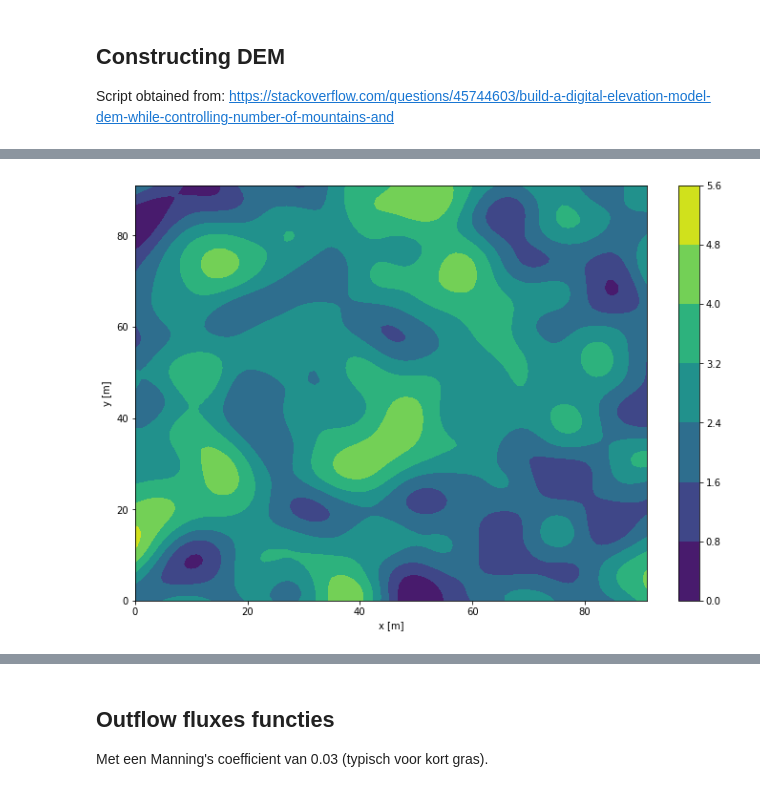
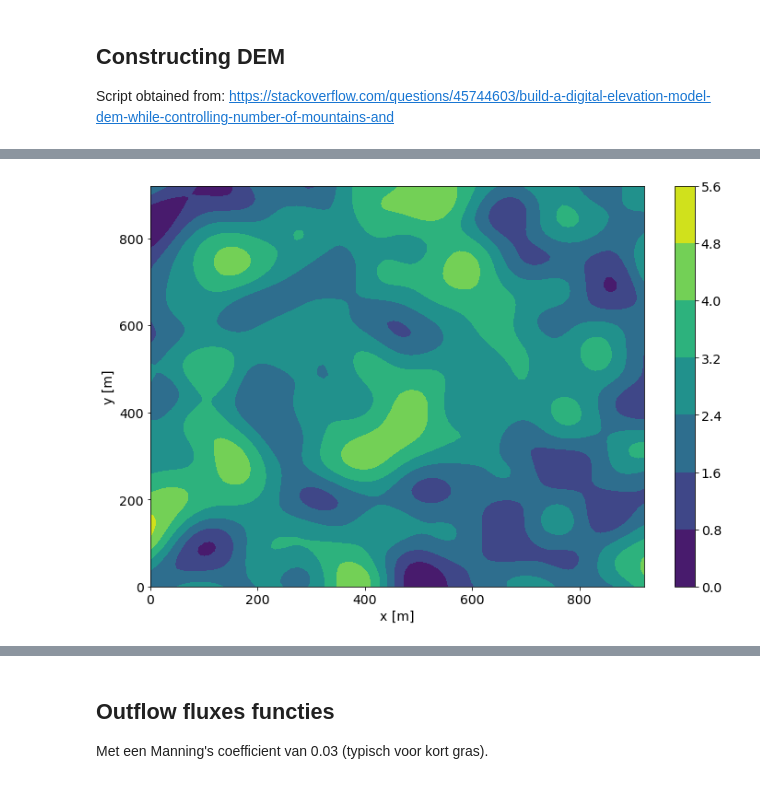
Before and after one commit to olivierbonte/Project_Spatio_Temporele_2, a Jupyter notebook: Hand_ins/Scenario3_notebook.ipynb, the cells around one changed output, grey strips where cells are left out. Cells and saved outputs as stored; diff of their text form; code cells hidden in the pictures.

```diff
--- a/Hand_ins/Scenario3_notebook.ipynb
+++ b/Hand_ins/Scenario3_notebook.ipynb
@@ -10,6 +10,8 @@ from scipy import signal
 import plotly
 import plotly.graph_objs as go
 import matplotlib.pyplot as plt
+import matplotlib.animation as animation
+plt.rcParams['font.size'] = '14'
 # %%
 def rndmtx():
     """Generate random 2d-array as a digital elevation model."""
@@ -96,7 +98,9 @@ plotly.offline.plot(figure, filename='dem.html')
 ny,nx = np.shape(contour_xy)
 grid_imag = np.zeros((ny+2,nx+2))
 grid_imag[1:-1,1:-1] = contour_xy
-ny,nx = np.shape(contour_xy)
+
+xs = np.arange(deltax/2,nx*deltax,deltax)
+ys = np.arange(deltay/2,ny*deltay,deltay)
 
 # Randen op zeeniveau (hoogte 0) om eiland te simuleren
 grid_imag[:,0] = 0
@@ -105,7 +109,8 @@ grid_imag[0,:] = 0
 grid_imag[-1,:] = 0
 
 plt.figure(figsize= (12,8))
-plt.contourf(np.flipud(contour_xy))
+plt.contourf(np.flipud(contour_xy),  extent= [np.min(xs)-deltax/2, np.max(xs)+deltax/2,
+    np.min(ys)-deltay/2,np.max(ys)+deltay/2])
 plt.colorbar()
 plt.xlabel('x [m]')
 plt.ylabel('y [m]')
@@ -116 +120 @@ plt.show()
-[figure, old version]
+[figure, new version]
```
Also changed, not shown: parts of 7 cells of this notebook, 6 other files.
